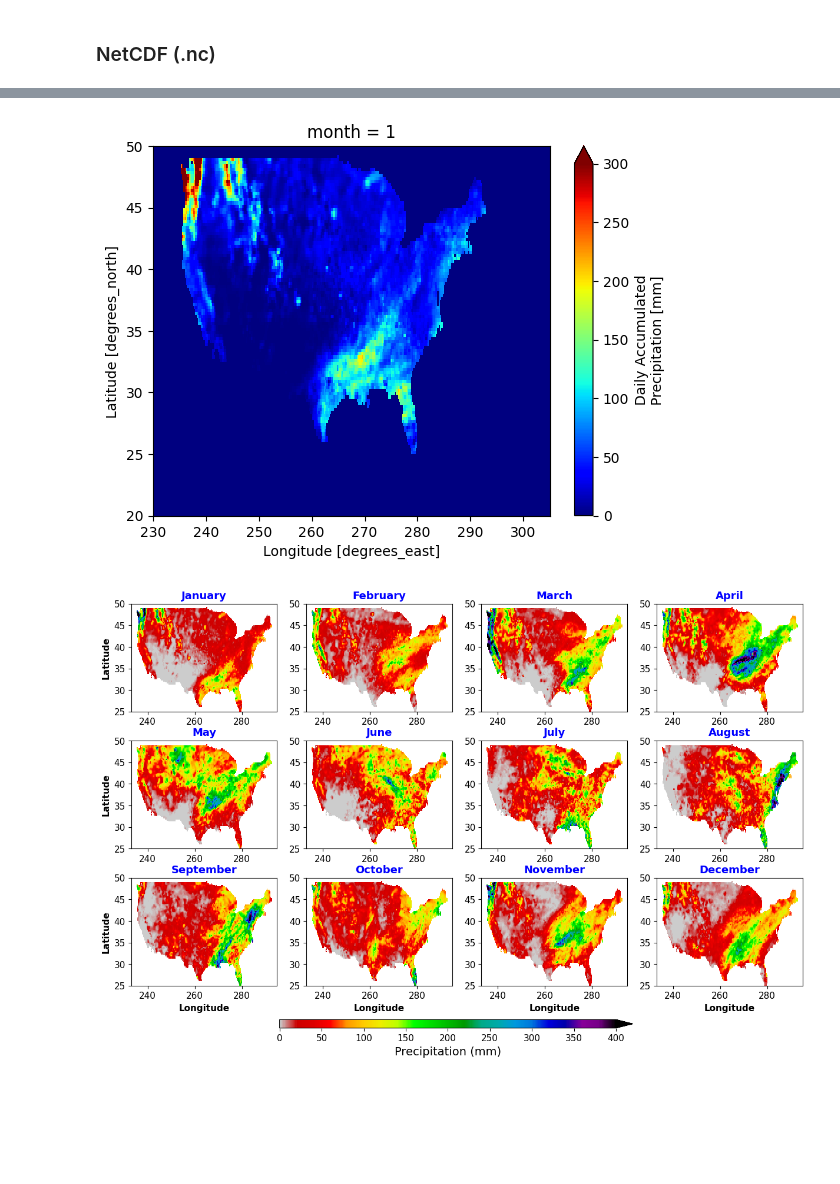
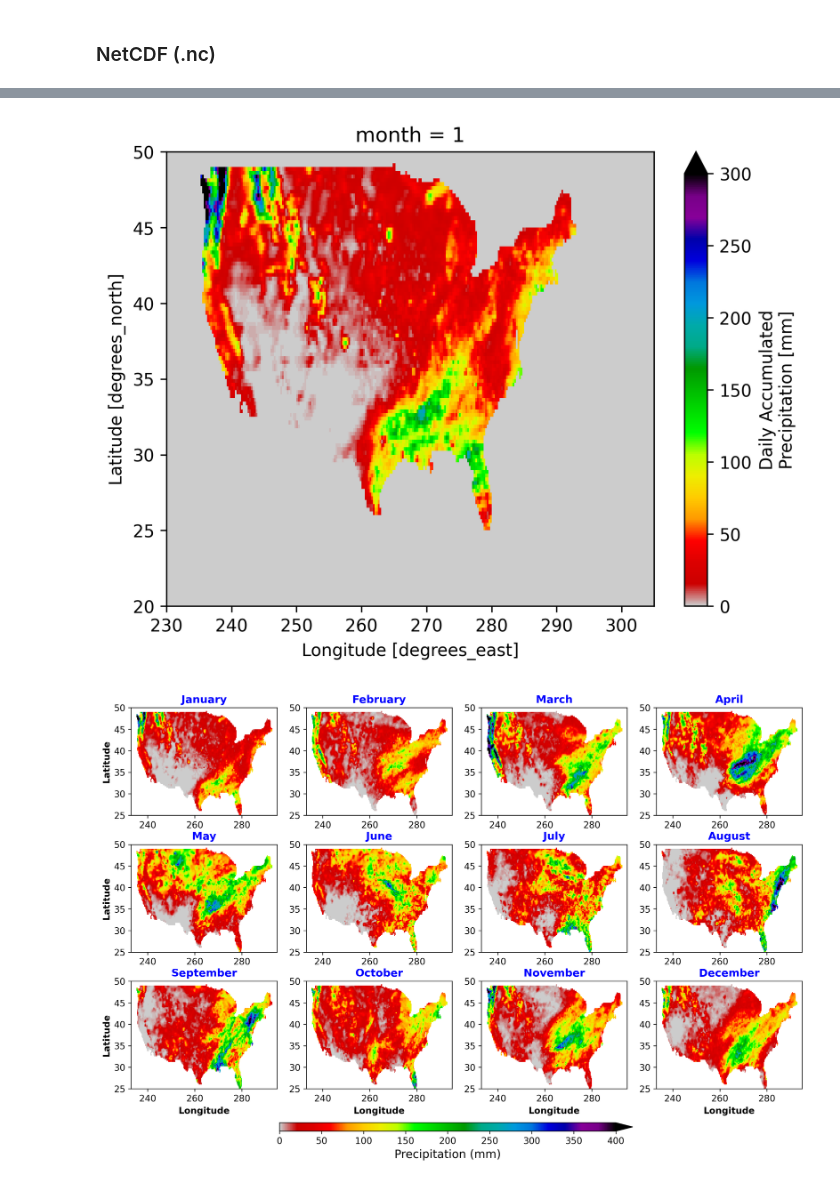
Before and after one commit to aghoshpro/myProjects, a Jupyter notebook: myDockerPyEnv/notebooks/checkFirst.ipynb, the cells around one changed output, grey strips where cells are left out. Cells and saved outputs as stored; diff of their text form; code cells hidden in the pictures; blank space fills up the shorter version.

```diff
--- a/myDockerPyEnv/notebooks/checkFirst.ipynb
+++ b/myDockerPyEnv/notebooks/checkFirst.ipynb
@@ -17,6 +17,8 @@ from bs4 import BeautifulSoup
 # Data Visualisation pkgs
 # %%
 import matplotlib.pyplot as plt
+# plt.rcParams['figure.figsize'] = [12, 8]
+plt.rcParams['figure.dpi'] = 300 # e.g. default 100 but 300 would be a really fine plot, but slower
 import seaborn as sns
 import plotly
 # from PIL import Image # default but in case
@@ -165,9 +218,9 @@ Attributes:
     References:     http://www.psl.noaa.gov/data/gridded/data.unified.daily.c...
 # %%
 ds2011_mon = ds2011.groupby('time.month').sum()
-ds2011_mon.precip[0,:,:].plot(cmap='jet', vmax=300);
+ds2011_mon.precip[0,:,:].plot(cmap='nipy_spectral_r', vmax=300);
 # %% [output]
-[figure, old version]
+[figure, new version]
 # %%
 # We'll use this library to easily add month name to subplot titles.
 import calendar
```
Also changed, not shown: parts of 28 cells of this notebook, 3 other files.
